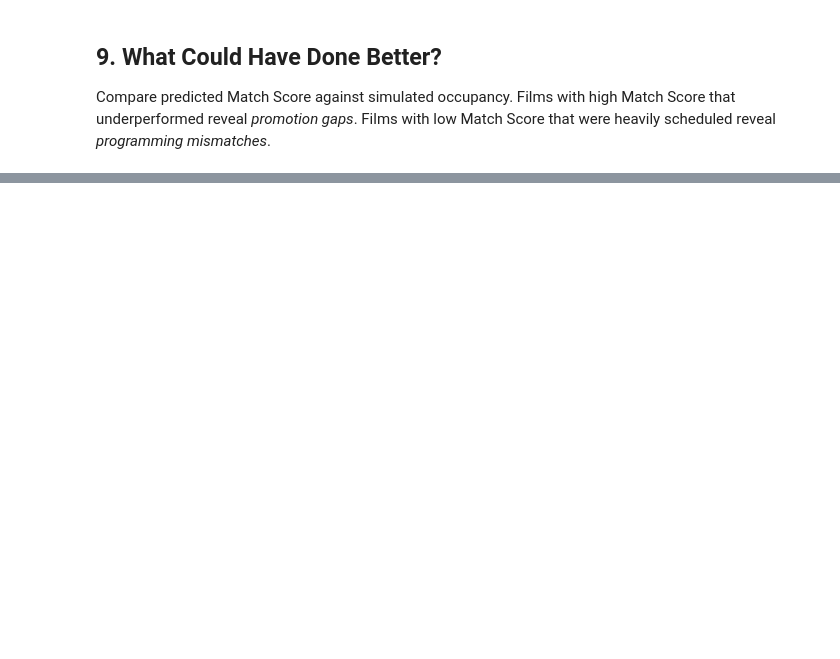
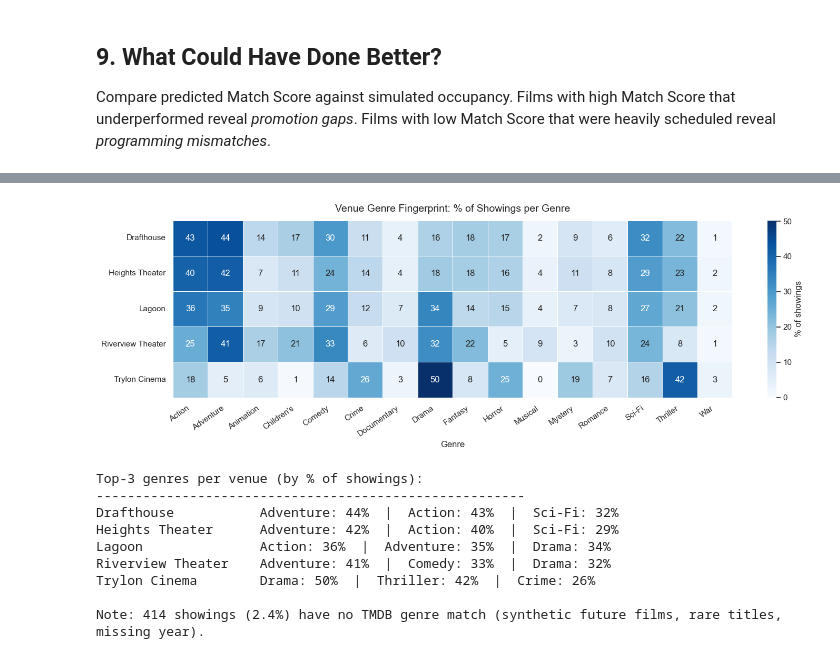
Before and after one commit to sbendev/big_data_team_12, a Jupyter notebook: TheatreIQ_FirstPass.ipynb, the cells around one changed output, grey strips where cells are left out. Saved outputs shown, nothing was run; the diff lists cells and outputs as text; code cells hidden in the pictures; blank space fills up the shorter version.

```diff
--- a/TheatreIQ_FirstPass.ipynb
+++ b/TheatreIQ_FirstPass.ipynb
@@ -934,0 +951,64 @@ Segments with large headroom = underserved by current programming.
+# %%
+# ── Analysis 1: Venue Genre Fingerprint ───────────────────────────────────────
+# Drop 'unknown' — not a real genre, just a MovieLens artifact
+GENRE_COLS_CLEAN = [c for c in GENRE_COLS if c != 'unknown']
+
+# Join film times to enriched catalog to get genre flags on every showing
+ft_genres = ft.merge(
+    catalog_enriched[['film_title', 'film_year'] + GENRE_COLS_CLEAN]
+        .rename(columns={'film_title': 'Film Title', 'film_year': 'Film Year'}),
+    on=['Film Title', 'Film Year'],
+    how='left',
+)
+
+# % of showings per genre per venue (mean of 0/1 flags × 100)
+genre_by_venue = (
+    ft_genres.groupby('Venue')[GENRE_COLS_CLEAN]
+    .mean()
+    .multiply(100)
+    .round(1)
+)
+
+# Keep only genres with ≥2% presence at at least one venue
+active_genres = genre_by_venue.columns[genre_by_venue.max(axis=0) >= 2].tolist()
+genre_by_venue_filtered = genre_by_venue[active_genres]
+
+# ── Heatmap ────────────────────────────────────────────────────────────────────
+fig, ax = plt.subplots(figsize=(15, 5))
+sns.heatmap(
+    genre_by_venue_filtered,
+    annot=True, fmt='.0f', cmap='Blues',
+    linewidths=0.5, ax=ax,
+    cbar_kws={'label': '% of showings'},
+)
+ax.set_title('Venue Genre Fingerprint: % of Showings per Genre', fontsize=14, pad=12)
+ax.set_xlabel('Genre')
+ax.set_ylabel('')
+plt.xticks(rotation=35, ha='right')
+plt.tight_layout()
+plt.show()
+
+# ── Top-3 genres per venue ─────────────────────────────────────────────────────
+print('\nTop-3 genres per venue (by % of showings):')
+print('-' * 55)
+for venue in genre_by_venue_filtered.index:
+    top3 = genre_by_venue_filtered.loc[venue].sort_values(ascending=False).head(3)
+    genres_str = '  |  '.join(f'{g}: {v:.0f}%' for g, v in top3.items())
+    print(f'{venue:<20} {genres_str}')
+
+# ── Coverage note ──────────────────────────────────────────────────────────────
+n_unmatched = ft_genres[GENRE_COLS_CLEAN].sum(axis=1).eq(0).sum()
+pct_unmatched = 100 * n_unmatched / len(ft_genres)
+print(f'\nNote: {n_unmatched:,} showings ({pct_unmatched:.1f}%) have no TMDB genre match '
+      f'(synthetic future films, rare titles, missing year).')
+# %% [output]
+[figure, added]
+Top-3 genres per venue (by % of showings):
+-------------------------------------------------------
+Drafthouse           Adventure: 44%  |  Action: 43%  |  Sci-Fi: 32%
+Heights Theater      Adventure: 42%  |  Action: 40%  |  Sci-Fi: 29%
+Lagoon               Action: 36%  |  Adventure: 35%  |  Drama: 34%
+Riverview Theater    Adventure: 41%  |  Comedy: 33%  |  Drama: 32%
+Trylon Cinema        Drama: 50%  |  Thriller: 42%  |  Crime: 26%
+
+Note: 414 showings (2.4%) have no TMDB genre match (synthetic future films, rare titles, missing year).
```
Also changed, not shown: parts of 26 cells of this notebook, 1 other file.
